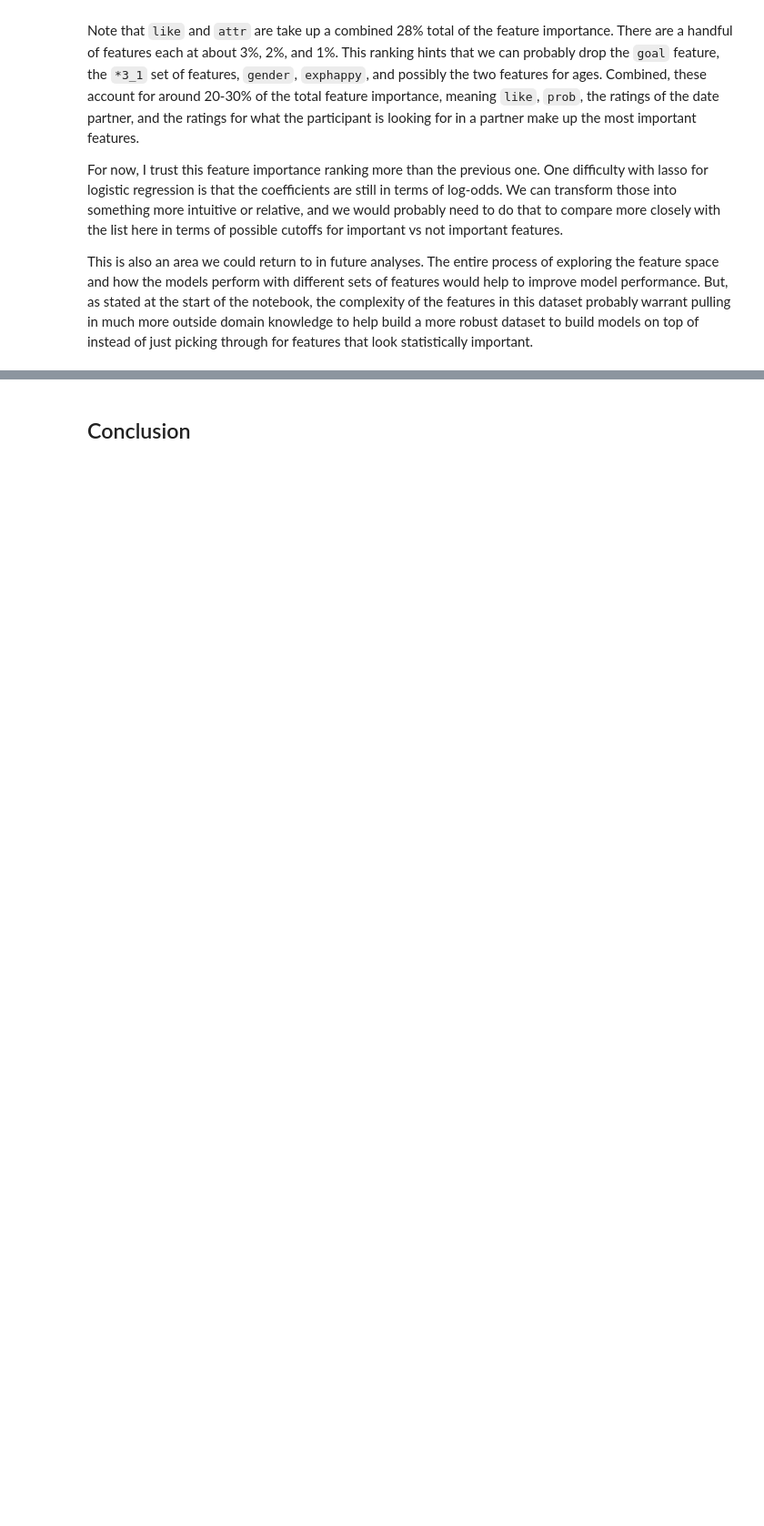
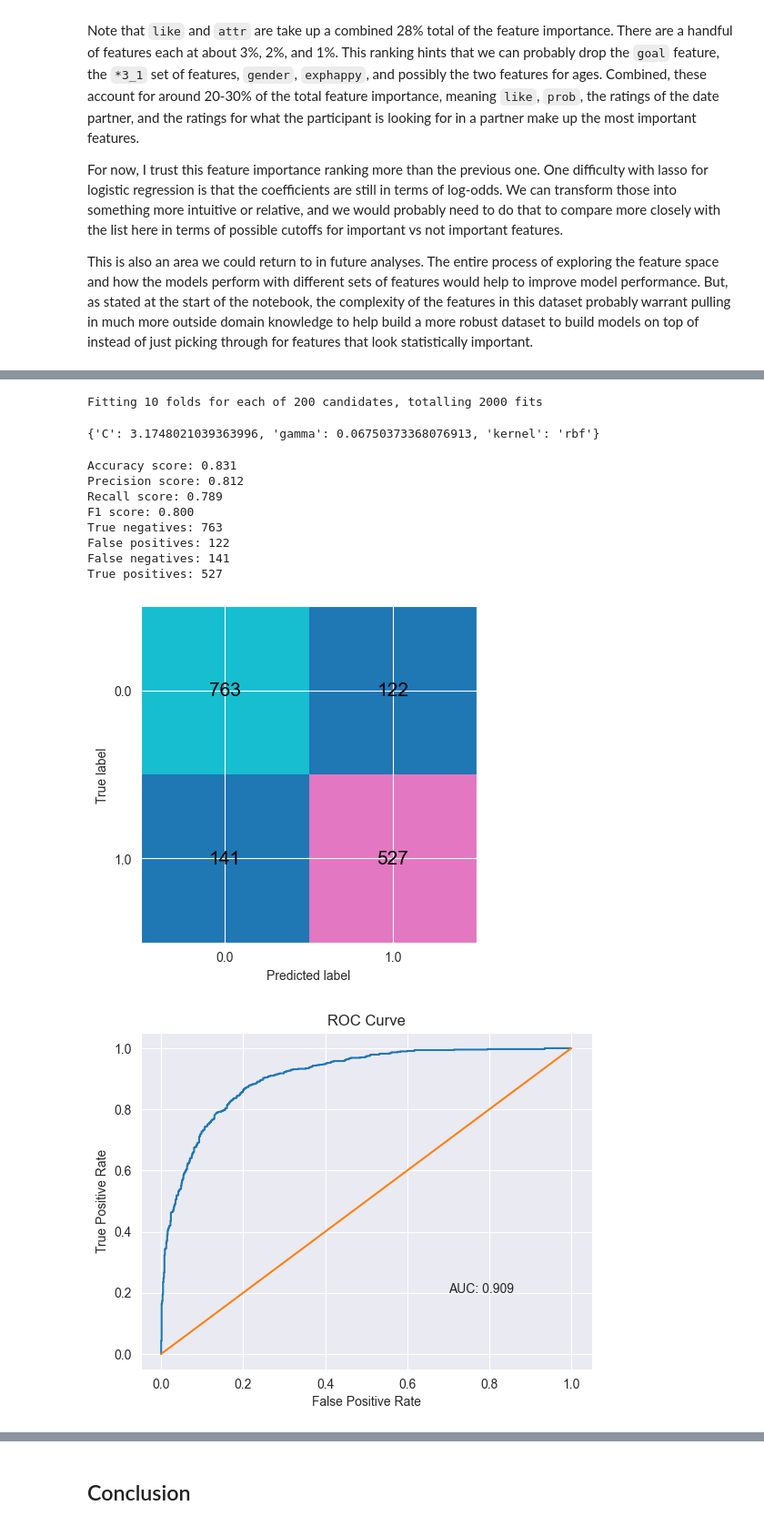
Before and after one commit to jhleakakos/msds-supervised-learning-final, a Jupyter notebook: speedy_dates.ipynb, the cells around one changed output, grey strips where cells are left out. Shown at 91% size. Drawn from its saved outputs; the diff is of its cells as text; code cells hidden in the pictures; blank space fills up the shorter version.

```diff
--- a/speedy_dates.ipynb
+++ b/speedy_dates.ipynb
@@ -755,13 +756,11 @@ We look safe in terms of class balance in `dec`. By eye, there looks to be about
 
 We will also create a helper function that will print out a confusion matrix, accuracy score, precision, score, recall score, and F1 score given a set of predictions. We will use these to compare across models.
 # %%
-metrics = {}
-
 def gimme_some_metrics(preds, probs):
-    print(f'Accuracy score: {accuracy_score(y_test, preds)}')
-    print(f'Precision score: {precision_score(y_test, preds)}')
-    print(f'Recall score: {recall_score(y_test, preds)}')
-    print(f'F1 score: {f1_score(y_test, preds)}')
+    print(f'Accuracy score: {accuracy_score(y_test, preds):.3f}')
+    print(f'Precision score: {precision_score(y_test, preds):.3f}')
+    print(f'Recall score: {recall_score(y_test, preds):.3f}')
+    print(f'F1 score: {f1_score(y_test, preds):.3f}')
 
     n = len(preds)
     tn = sum([1 if y_test.iloc[i] == 0 and preds[i] == 0 else 0 for i in range(n)])
@@ -790,9 +789,7 @@ def gimme_some_metrics(preds, probs):
     plt.title('ROC Curve')
     plt.xlabel('False Positive Rate')
     plt.ylabel('True Positive Rate')
-    plt.text(0.7, 0.2, f'AUC: {round(auc, 3)}');
-
-    # add metrics to dict to compare side-by-side later
+    plt.text(0.7, 0.2, f'AUC: {auc:.3f}');
 # %% [markdown]
 Since we will return to this for a number of models, here is a quick refresher on classification metrics:
 
@@ -885,7 +882,7 @@ We will then calculate performance metrics for the KNN model.
 # %%
 knn_clf_cv = KNeighborsClassifier()
 knn_cv_params = {'n_neighbors': np.arange(1, 31, 1)}
-knn_grid = GridSearchCV(knn_clf_cv, param_grid=knn_cv_params, cv=10)
+knn_grid = GridSearchCV(knn_clf_cv, param_grid=knn_cv_params, cv=10, verbose=1)
 knn_grid.fit(x_train, y_train);
 knn_grid.best_params_
 # %% [output]
@@ -1003,0 +1004,41 @@ Finally. What took so long?
+# %%
+svm_clf_cv = SVC()
+svm_cv_params = {
+    'C': np.logspace(-5, 5, base=2, num=10)
+    , 'kernel': ['linear', 'rbf']
+    , 'gamma': np.logspace(-5, 5, base=2, num=10)
+}
+
+# Commenting these out because they take forever to run (~2 hours)
+# svm_grid = GridSearchCV(svm_clf_cv, param_grid=svm_cv_params, cv=10, verbose=1)
+# svm_grid.fit(x_train, y_train);
+# svm_grid.best_params_
+# %% [output]
+Fitting 10 folds for each of 200 candidates, totalling 2000 fits
+{'C': 3.1748021039363996, 'gamma': 0.06750373368076913, 'kernel': 'rbf'}
+# %%
+# Output from previous cell since we will not run it again unless the dataset changes
+# Fitting 10 folds for each of 200 candidates, totalling 2000 fits
+# {'C': 3.1748021039363996, 'gamma': 0.06750373368076913, 'kernel': 'rbf'}
+
+svm_clf = SVC(
+    C=svm_grid.best_params_['C']
+    , gamma=svm_grid.best_params_['gamma']
+    , kernel=svm_grid.best_params_['kernel']
+    , probability=True # This creates probabilities that we can pull out with predict_proba for ROC and AUC
+)
+svm_clf.fit(x_train, y_train);
+svm_y_preds = svm_clf.predict(x_test)
+svm_y_probs = svm_clf.predict_proba(x_test)
+gimme_some_metrics(svm_y_preds, svm_y_probs)
+# %% [output]
+Accuracy score: 0.831
+Precision score: 0.812
+Recall score: 0.789
+F1 score: 0.800
+True negatives: 763
+False positives: 122
+False negatives: 141
+True positives: 527
+[figure, added]
+[figure, added]
```
Also changed, not shown: parts of 10 cells of this notebook.
